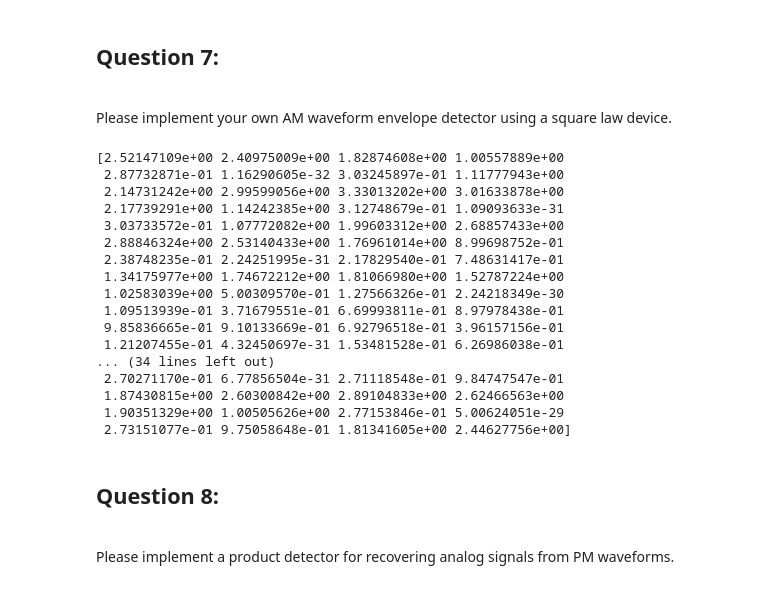
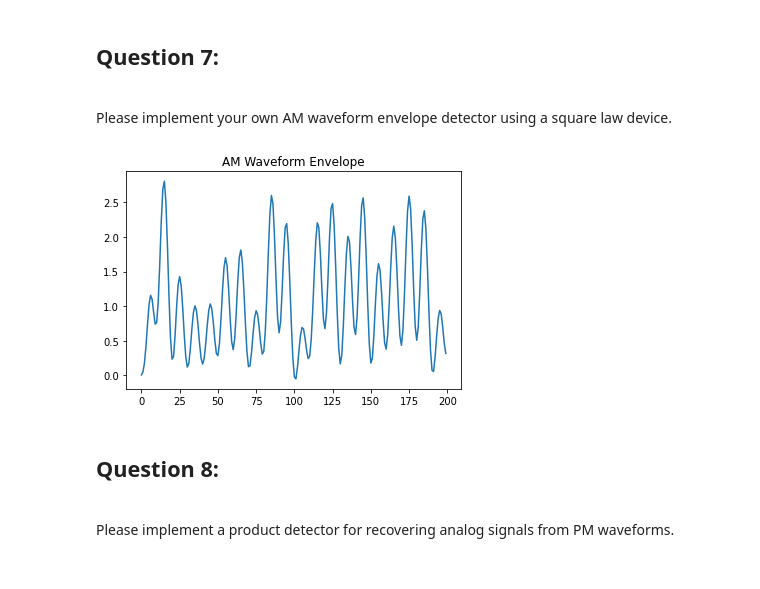
Before and after one commit to eewilliams-wpi/ECE3311_Team6, a Jupyter notebook: proj3_selina.ipynb, the cells around one changed output. Saved outputs shown, nothing was run; the diff lists cells and outputs as text; code cells hidden in the pictures.

```diff
--- a/proj3_selina.ipynb
+++ b/proj3_selina.ipynb
@@ -219,26 +219,23 @@ plt.show()
 # %% [markdown]
 ## Question 7:
 <br> Please implement your own AM waveform envelope detector using a square law device.
-# %%
-amwavesq = sig_am*sig_am
-# %% [output]
-[2.52147109e+00 2.40975009e+00 1.82874608e+00 1.00557889e+00
- 2.87732871e-01 1.16290605e-32 3.03245897e-01 1.11777943e+00
- 2.14731242e+00 2.99599056e+00 3.33013202e+00 3.01633878e+00
- 2.17739291e+00 1.14242385e+00 3.12748679e-01 1.09093633e-31
- 3.03733572e-01 1.07772082e+00 1.99603312e+00 2.68857433e+00
- 2.88846324e+00 2.53140433e+00 1.76961014e+00 8.99698752e-01
- 2.38748235e-01 2.24251995e-31 2.17829540e-01 7.48631417e-01
- 1.34175977e+00 1.74672212e+00 1.81066980e+00 1.52787224e+00
- 1.02583039e+00 5.00309570e-01 1.27566326e-01 2.24218349e-30
- 1.09513939e-01 3.71679551e-01 6.69993811e-01 8.97978438e-01
- 9.85836665e-01 9.10133669e-01 6.92796518e-01 3.96157156e-01
- 1.21207455e-01 4.32450697e-31 1.53481528e-01 6.26986038e-01
-... (34 lines left out)
- 2.70271170e-01 6.77856504e-31 2.71118548e-01 9.84747547e-01
- 1.87430815e+00 2.60300842e+00 2.89104833e+00 2.62466563e+00
- 1.90351329e+00 1.00505626e+00 2.77153846e-01 5.00624051e-29
- 2.73151077e-01 9.75058648e-01 1.81341605e+00 2.44627756e+00]
+# %%
+amwavesq = sig_am*sig_am
+
+order = 4
+samp_freq = 50
+cutoff_freq = 5
+norm_cutoff = 2*cutoff_freq/samp_freq
+
+num, den = scipy.signal.butter(order, norm_cutoff)
+filtered_sig = scipy.signal.lfilter(num, den, amwavesq)
+
+plt.title("AM Waveform Envelope")
+plt.plot(filtered_sig)
+# plt.plot(amwavesq)
+plt.show()
+# %% [output]
+[figure, added]
 # %% [markdown]
 ## Question 8:
 <br> Please implement a product detector for recovering analog signals from PM waveforms.
```
Also changed, not shown: parts of 10 cells of this notebook.
